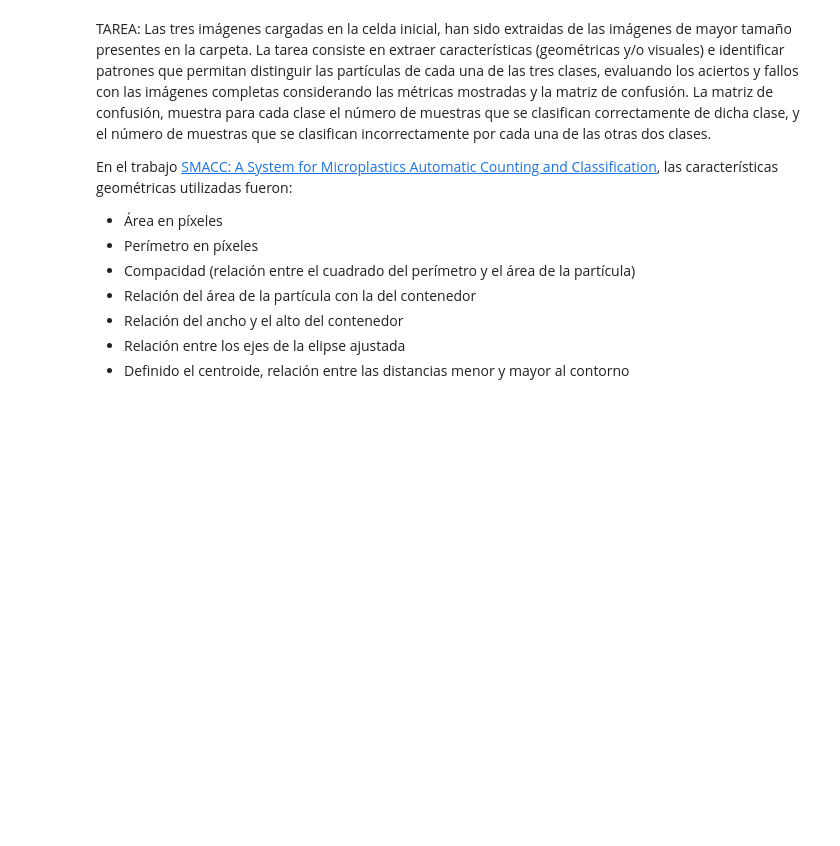
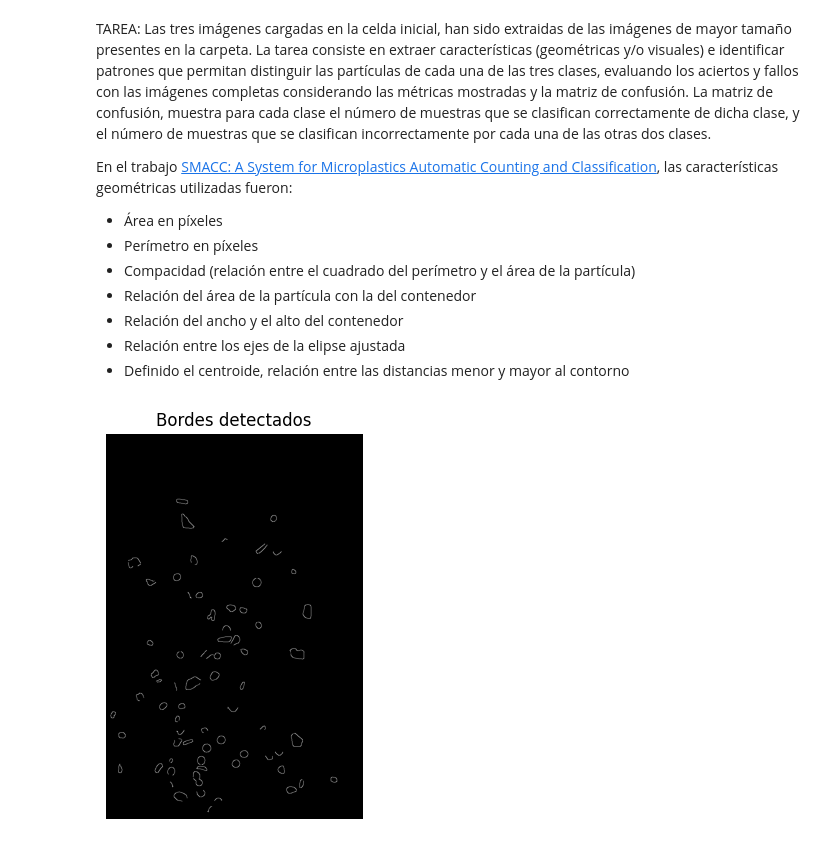
Before and after one commit to VisionPorComputador-G17/P3, a Jupyter notebook: VC_P3.ipynb, the cells around one changed output. Drawn from its saved outputs; the diff is of its cells as text; code cells hidden in the pictures; blank space fills up the shorter version.

```diff
--- a/VC_P3.ipynb
+++ b/VC_P3.ipynb
@@ -154,0 +123,25 @@ plt.show()
+# %%
+import cv2
+import numpy as np
+import matplotlib.pyplot as plt
+
+# Cargar la imagen en escala de grises
+img_gris = cv2.imread('MPS.jpg', cv2.IMREAD_GRAYSCALE)
+
+# Ecualización del histograma para mejorar el contraste
+img_contraste = cv2.equalizeHist(img_gris)
+
+# Suavizado Gaussiano para reducir ruido
+img_contraste = cv2.GaussianBlur(img_contraste, (15, 15), 0)
+
+# Detección de bordes para resaltar contornos
+bordes = cv2.Canny(img_contraste, 100, 200)
+
+# Mostrar imagen con bordes
+plt.figure(figsize=(10, 5))
+plt.axis("off")
+plt.imshow(bordes, cmap='gray')
+plt.title('Bordes detectados')
+plt.show()
+# %% [output]
+[figure, added]
```
Also changed, not shown: parts of 4 cells of this notebook.
